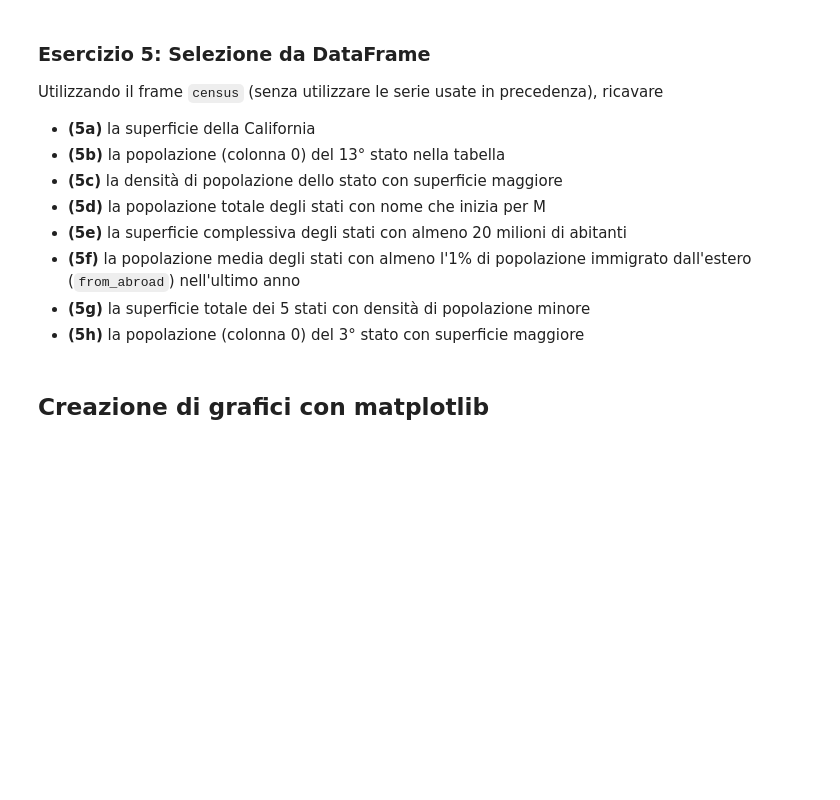
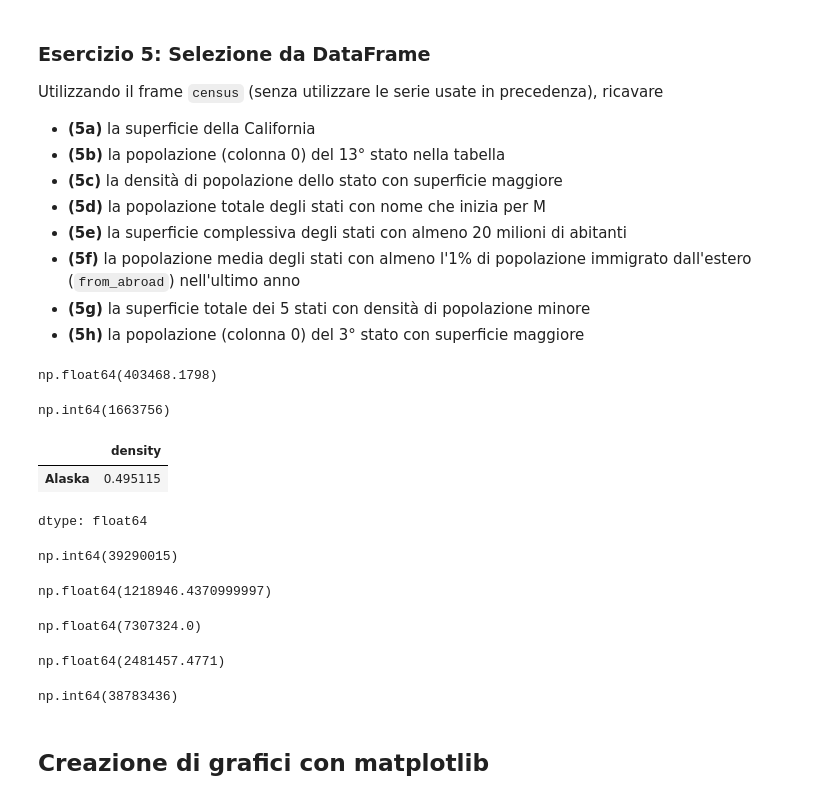
Before and after one commit to samuHouse/Data_Intensive_Lab, a Jupyter notebook: lab3/Analisi_Flussi_tra_Stati.nosol.ipynb, the cells around one changed output. Cells and saved outputs as stored; diff of their text form; code cells hidden in the pictures; blank space fills up the shorter version.

```diff
--- a/lab3/Analisi_Flussi_tra_Stati.nosol.ipynb
+++ b/lab3/Analisi_Flussi_tra_Stati.nosol.ipynb
@@ -846,6 +846,49 @@ Utilizzando il frame `census` (senza utilizzare le serie usate in precedenza), r
 - **(5f)** la popolazione media degli stati con almeno l'1% di popolazione immigrato dall'estero (`from_abroad`) nell'ultimo anno
 - **(5g)** la superficie totale dei 5 stati con densità di popolazione minore
 - **(5h)** la popolazione (colonna 0) del 3° stato con superficie maggiore
+# %%
+#5a
+census.loc["California", "area"]
+# %% [output]
+np.float64(403468.1798)
+# %%
+#5b
+census.iloc[12, 0]
+# %% [output]
+np.int64(1663756)
+# %%
+#5c
+census.sort_values("area", ascending=False).head(1).loc[:, "density"]
+# %% [output]
+|  | density |
+| Alaska | 0.495115 |
+dtype: float64
+# %%
+#5d
+# M incluso, N escluso
+census.loc["M":"N", "population"].sum()
+# %% [output]
+np.int64(39290015)
+# %%
+#5e
+census.loc[population >= 20_000_000, "area"].sum()
+# %% [output]
+np.float64(1218946.4370999997)
+# %%
+#5f
+census.loc[from_abroad / population > 0.01, "population"].mean()
+# %% [output]
+np.float64(7307324.0)
+# %%
+#5g
+census.sort_values("density", ascending=True).head(5).loc[:, "area"].sum()
+# %% [output]
+np.float64(2481457.4771)
+# %%
+#5h
+census.sort_values("area", ascending=False).iloc[2, 0]
+# %% [output]
+np.int64(38783436)
 # %% [markdown]
 ## Creazione di grafici con matplotlib
 # %% [markdown]
```
Also changed, not shown: parts of 1 cell of this notebook.
